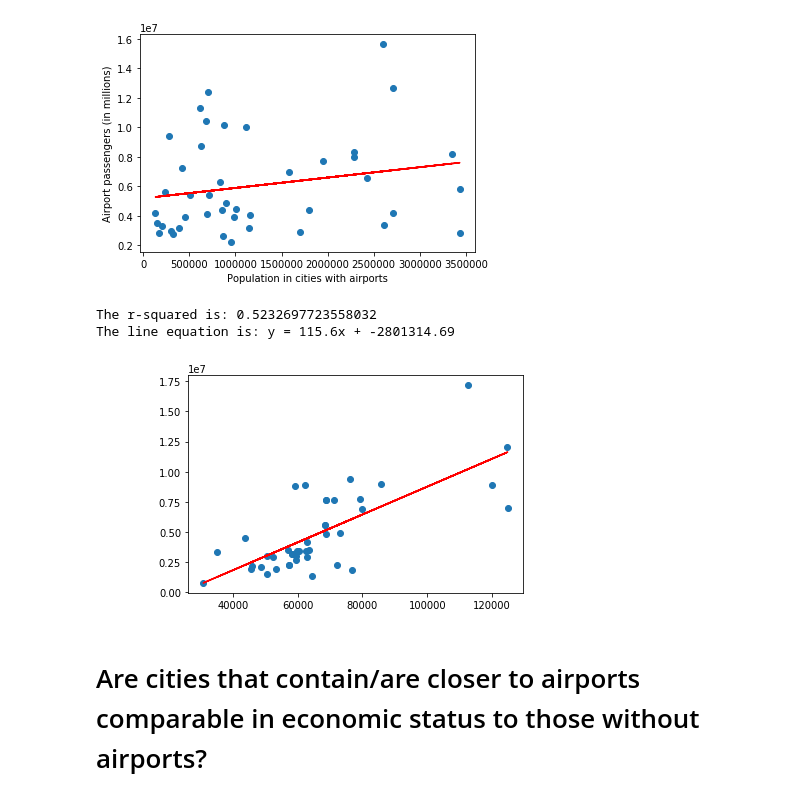
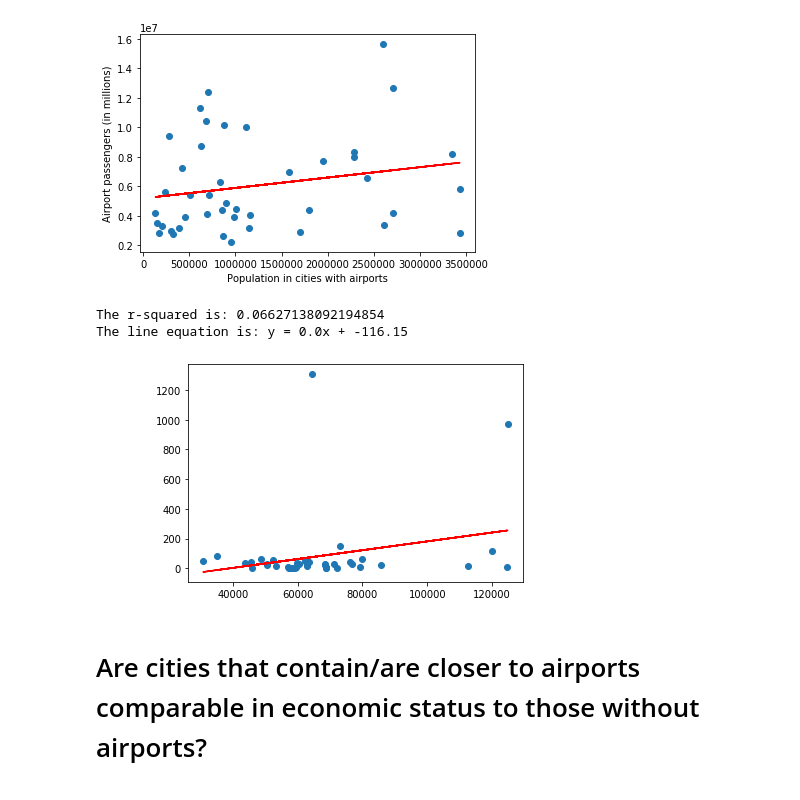
Before and after one commit to ttoffey/Project_One, a Jupyter notebook: Top_Cities_Census.ipynb, the cells around one changed output. Drawn from its saved outputs; the diff is of its cells as text; code cells hidden in the pictures.

```diff
--- a/Top_Cities_Census.ipynb
+++ b/Top_Cities_Census.ipynb
@@ -218,25 +218,25 @@ The r-squared is: 0.04559525960368472
 The line equation is: y = 0.7x + 5178743.88
 [figure]
 # %%
-# # Linear Regression equation and Print out the r-squared value along with the plot.
-# x_values = merged_df["MEDIAN HOUSEHOLD INCOME ($)"]
-# y_values = merged_df["2019_Total"]
-# (slope, intercept, rvalue, pvalue, stderr) = linregress(x_values, y_values)
-# regress_values = x_values * slope + intercept
-# line_eq = "y = " + str(round(slope,2)) + "x + " + str(round(intercept,2))
-# plt.scatter(x_values,y_values)
-# plt.plot(x_values,regress_values,"r-")
-# plt.annotate(line_eq,(20,20),fontsize=15,color="red")
-# # plt.xlabel("Population in cities with airports")
-# # plt.ylabel("Airport passengers (in millions)")
-# print(f"The r-squared is: {rvalue**2}")
-# print(f"The line equation is: {line_eq}")
-# # Save a picture of the plot as .png file
-# # plt.savefig("Images/latvsmaxtempregression.png")
-# plt.show()
+# Linear Regression equation and Print out the r-squared value along with the plot.
+x_values = merged_df["MEDIAN HOUSEHOLD INCOME ($)"]
+y_values = merged_df["SizeRank"]
+(slope, intercept, rvalue, pvalue, stderr) = linregress(x_values, y_values)
+regress_values = x_values * slope + intercept
+line_eq = "y = " + str(round(slope,2)) + "x + " + str(round(intercept,2))
+plt.scatter(x_values,y_values)
+plt.plot(x_values,regress_values,"r-")
+plt.annotate(line_eq,(20,20),fontsize=15,color="red")
+# plt.xlabel("Population in cities with airports")
+# plt.ylabel("Airport passengers (in millions)")
+print(f"The r-squared is: {rvalue**2}")
+print(f"The line equation is: {line_eq}")
+# Save a picture of the plot as .png file
+# plt.savefig("Resource Files/medianhhincomevsizerank.png")
+plt.show()
 # %% [output]
-The r-squared is: 0.5232697723558032
-The line equation is: y = 115.6x + -2801314.69
+The r-squared is: 0.06627138092194854
+The line equation is: y = 0.0x + -116.15
-[figure, old version]
+[figure, new version]
 # %% [markdown]
 # Are cities that contain/are closer to airports comparable in economic status to those without airports?
```
Also changed, not shown: parts of 8 cells of this notebook, 8 other files.
